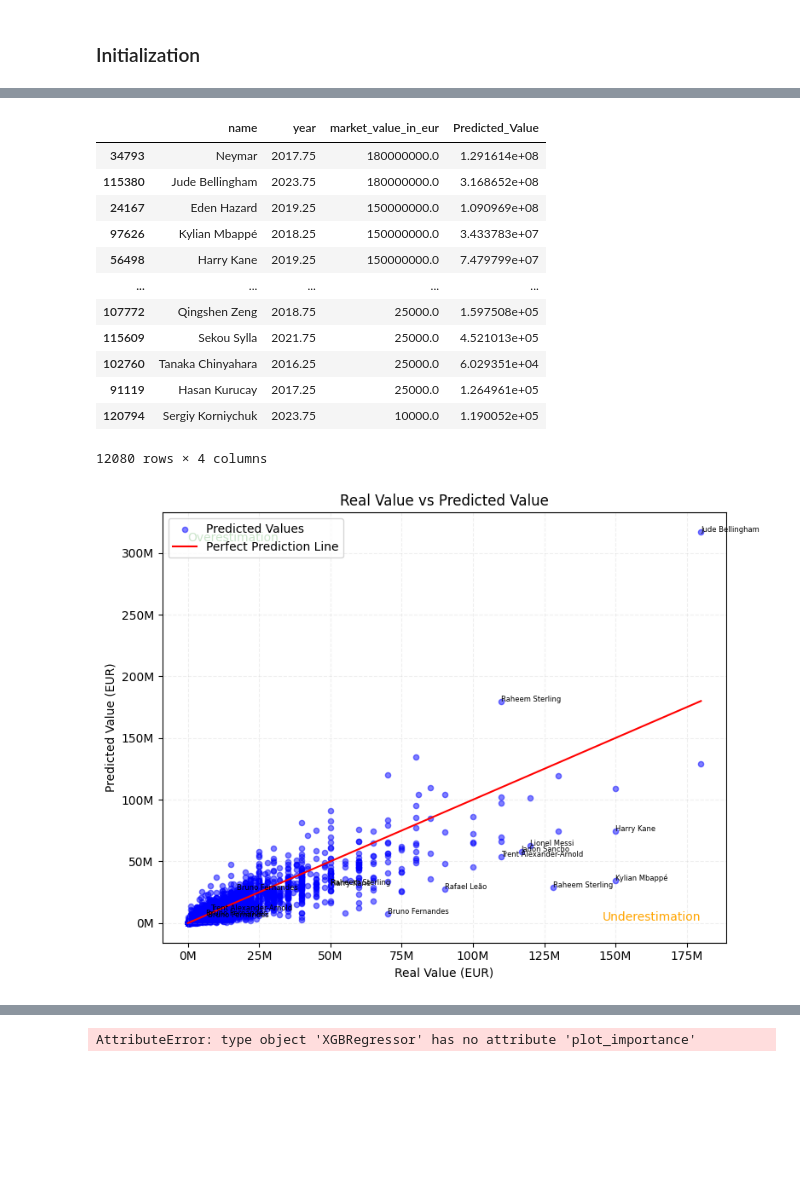
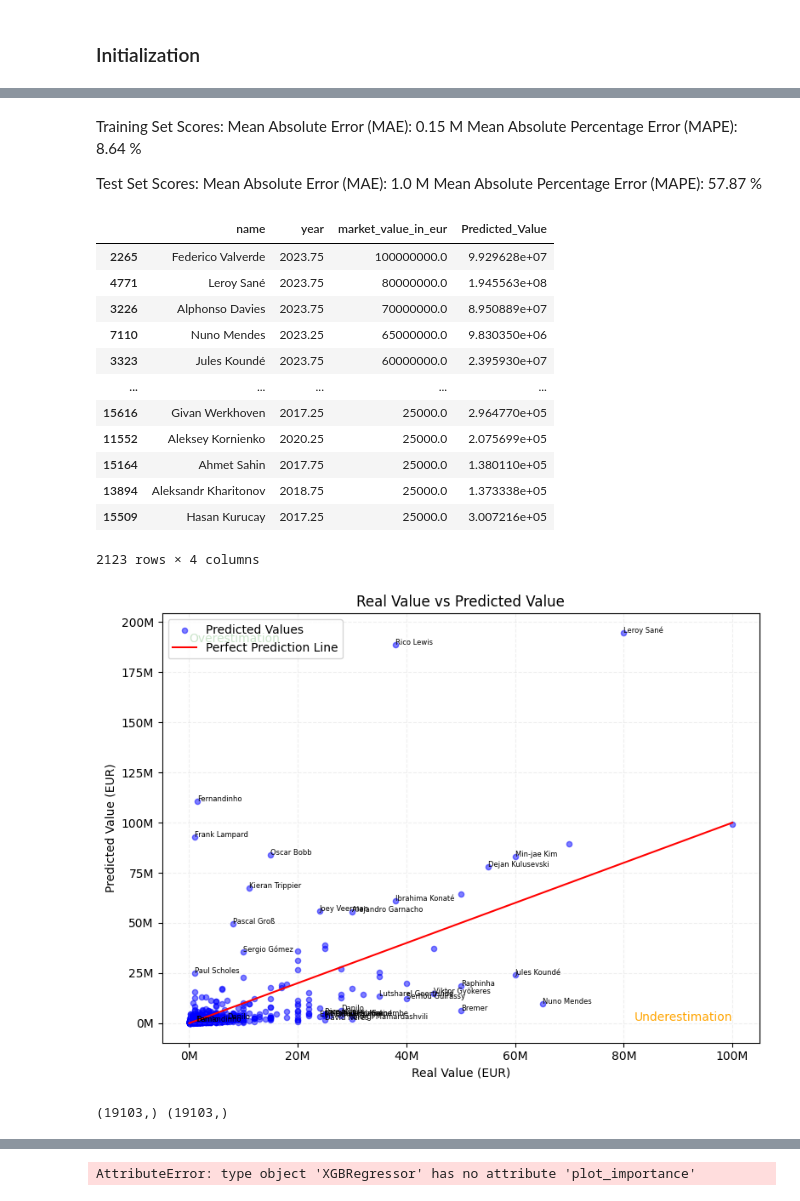
Before and after one commit to ENils1/MachineLearning, a Jupyter notebook: MachineLearning/XGB.ipynb, the cells around one changed output, grey strips where cells are left out. Saved outputs shown, nothing was run; the diff lists cells and outputs as text; code cells hidden in the pictures; blank space fills up the shorter version.

```diff
--- a/MachineLearning/XGB.ipynb
+++ b/MachineLearning/XGB.ipynb
@@ -5,8 +5,10 @@
 # %%
 
 from xgboost import XGBRegressor
+import xgboost as xgb
 from utility import start
 from utility import train
 from utility import display
 
-X_train, X_test, y_train, y_test, df = start("encoded_data_04_13.csv")
+X_train, X_test, y_train, y_test, df = start("encoded_data_04_18.csv")
+df.shape
@@ -25,0 +17,20 @@ Mean Absolute Percentage Error (MAPE): 48.57 %
+# %%
+#model = XGBRegressor(n_estimators=2000, max_depth=10, random_state=42, learning_rate=0.25, tree_method="hist")
+#odel = xgb()
+# Defining hyperparameters for XGBoost
+params = {
+    'objective': 'reg:absoluteerror',  # for regression
+    'max_depth': 7,                    # maximum depth of a tree
+    'learning_rate': 0.25,              # learning rate
+    'n_estimators': 5000,              # number of trees
+    'gamma': 0.9,                      # regularization parameter
+    'subsample': 0.8,                  # subsample ratio of the training instances
+    'colsample_bytree': 0.8,           # subsample ratio of columns when constructing each tree
+    'min_child_weight': 1,             # minimum sum of instance weight needed in a child
+}
+
+# Instantiating the XGBoost regressor
+model = xgb.XGBRegressor(**params)
+
+y_pred, y_pred_original, y_test_original, y_train_pred_original, _, _ = train(model, X_train, X_test, y_train, y_test)
+#1.51, 41% - 1.76, 49%
@@ -26,20 +45,28 @@ Mean Absolute Percentage Error (MAPE): 48.57 %
+# %% [markdown]
+Training Set Scores:
+Mean Absolute Error (MAE): 0.15 M
+Mean Absolute Percentage Error (MAPE): 8.64 %
+
+Test Set Scores:
+Mean Absolute Error (MAE): 1.0 M
+Mean Absolute Percentage Error (MAPE): 57.87 %
 # %%
 results, z = display(df, X_test, y_pred)
 results
 # %% [output]
 |  | name | year | market_value_in_eur | Predicted_Value |
-| 34793 | Neymar | 2017.75 | 180000000.0 | 1.291614e+08 |
-| 115380 | Jude Bellingham | 2023.75 | 180000000.0 | 3.168652e+08 |
-| 24167 | Eden Hazard | 2019.25 | 150000000.0 | 1.090969e+08 |
-| 97626 | Kylian Mbappé | 2018.25 | 150000000.0 | 3.433783e+07 |
-| 56498 | Harry Kane | 2019.25 | 150000000.0 | 7.479799e+07 |
+| 2265 | Federico Valverde | 2023.75 | 100000000.0 | 9.929628e+07 |
+| 4771 | Leroy Sané | 2023.75 | 80000000.0 | 1.945563e+08 |
+| 3226 | Alphonso Davies | 2023.75 | 70000000.0 | 8.950889e+07 |
+| 7110 | Nuno Mendes | 2023.25 | 65000000.0 | 9.830350e+06 |
+| 3323 | Jules Koundé | 2023.75 | 60000000.0 | 2.395930e+07 |
 | ... | ... | ... | ... | ... |
-| 107772 | Qingshen Zeng | 2018.75 | 25000.0 | 1.597508e+05 |
-| 115609 | Sekou Sylla | 2021.75 | 25000.0 | 4.521013e+05 |
-| 102760 | Tanaka Chinyahara | 2016.25 | 25000.0 | 6.029351e+04 |
-| 91119 | Hasan Kurucay | 2017.25 | 25000.0 | 1.264961e+05 |
-| 120794 | Sergiy Korniychuk | 2023.75 | 10000.0 | 1.190052e+05 |
+| 15616 | Givan Werkhoven | 2017.25 | 25000.0 | 2.964770e+05 |
+| 11552 | Aleksey Kornienko | 2020.25 | 25000.0 | 2.075699e+05 |
+| 15164 | Ahmet Sahin | 2017.75 | 25000.0 | 1.380110e+05 |
+| 13894 | Aleksandr Kharitonov | 2018.75 | 25000.0 | 1.373338e+05 |
+| 15509 | Hasan Kurucay | 2017.25 | 25000.0 | 3.007216e+05 |
-12080 rows × 4 columns
+2123 rows × 4 columns
 # %%
 import numpy as np
 import matplotlib.pyplot as plt
@@ -48,37 +75,44 @@ from matplotlib.ticker import FuncFormatter
 distances = np.abs(y_pred_original - y_test_original)
 
 # Find the indices of points with maximum distances
-max_distance_indices = np.argsort(distances)[-10:]  # Adjust the number to show more or fewer names
+max_distance_indices = np.argsort(distances)[-30:]  # Adjust the number to show more or fewer names
 
 # Get the corresponding player names
 furthest_names = z.iloc[max_distance_indices]['name'].tolist()
 
 # Plot
 plt.figure(figsize=(8, 6))
 plt.scatter(y_test_original, y_pred_original, s=20, color='blue', alpha=0.5, marker='o', label='Predicted Values')
 plt.xlabel("Real Value (EUR)")
 plt.ylabel("Predicted Value (EUR)")
 plt.title("Real Value vs Predicted Value")
 plt.plot([min(y_test_original), max(y_test_original)], [min(y_test_original), max(y_test_original)], color='red', label='Perfect Prediction Line')
 plt.text(min(y_test_original), max(y_pred_original), "Overestimation", fontsize=10, color='green', verticalalignment='top', horizontalalignment='left')
 plt.text(max(y_test_original), min(y_pred_original), "Underestimation", fontsize=10, color='orange', verticalalignment='bottom', horizontalalignment='right')
 
 # Annotate only the furthest points
 for index, row in z.iterrows():
     if row['name'] in furthest_names:
         plt.annotate(row['name'], (row['market_value_in_eur'], row['Predicted_Value']), fontsize=6, color='black')
 
 # Set formatter for x-axis and y-axis
 def millions_formatter(x, pos):
     return f'{x / 1000000:.0f}M'
 
 formatter = FuncFormatter(millions_formatter)
 plt.gca().xaxis.set_major_formatter(formatter)
 plt.gca().yaxis.set_major_formatter(formatter)
 
 plt.grid(alpha=0.2, linestyle='--', zorder=1)
 plt.legend()
 plt.tight_layout()
 plt.show()
 # %% [output]
-[figure, old version]
+[figure, new version]
+# %%
+y_train.shape
+y_train_original = np.power(10, y_train)
+y_train_original.shape
+print(y_train_original.shape, y_train_pred_original.shape)
+# %% [output]
+(19103,) (19103,)
```
Also changed, not shown: parts of 6 cells of this notebook, 16 other files.
